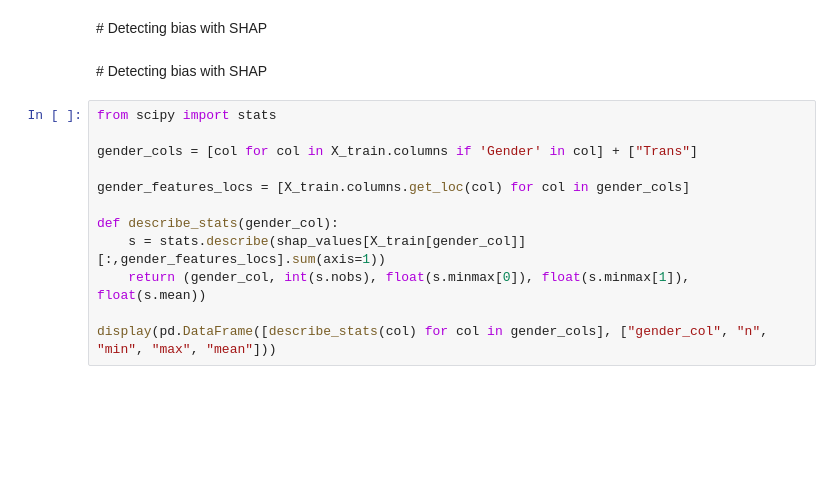
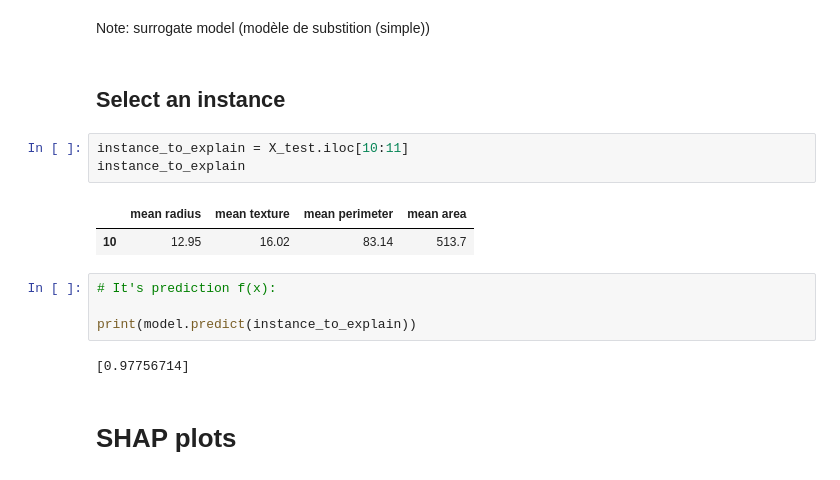
Before and after one commit to David-Tbo/Interpretability, a Jupyter notebook: Shapley_Part4.ipynb, the cells around one changed output. Cells and saved outputs as stored; diff of their text form; blank space fills up the shorter version.

```diff
--- a/Shapley_Part4.ipynb
+++ b/Shapley_Part4.ipynb
@@ -74,16 +101,18 @@ shap.force_plot(explainer.expected_value, shap_values.values, X)
+# %% [markdown]
+Note: surrogate model (modèle de substition (simple))
+# %% [markdown]
+## Select an instance
+# %%
+instance_to_explain = X_test.iloc[10:11]
+instance_to_explain
+# %% [output]
+|  | mean radius | mean texture | mean perimeter | mean area |
+| 10 | 12.95 | 16.02 | 83.14 | 513.7 |
+# %%
+# It's prediction f(x):
+
+print(model.predict(instance_to_explain))
+# %% [output]
+[0.97756714]
 # %% [markdown]
-# Detecting bias with SHAP
+# SHAP plots
-# %% [markdown]
-# Detecting bias with SHAP
-# %%
-from scipy import stats
-
-gender_cols = [col for col in X_train.columns if 'Gender' in col] + ["Trans"]
-
-gender_features_locs = [X_train.columns.get_loc(col) for col in gender_cols]
-
-def describe_stats(gender_col):
-    s = stats.describe(shap_values[X_train[gender_col]][:,gender_features_locs].sum(axis=1))
-    return (gender_col, int(s.nobs), float(s.minmax[0]), float(s.minmax[1]), float(s.mean))
-
-display(pd.DataFrame([describe_stats(col) for col in gender_cols], ["gender_col", "n", "min", "max", "mean"]))
```
Also changed, not shown: parts of 22 cells of this notebook, 6 other files.
